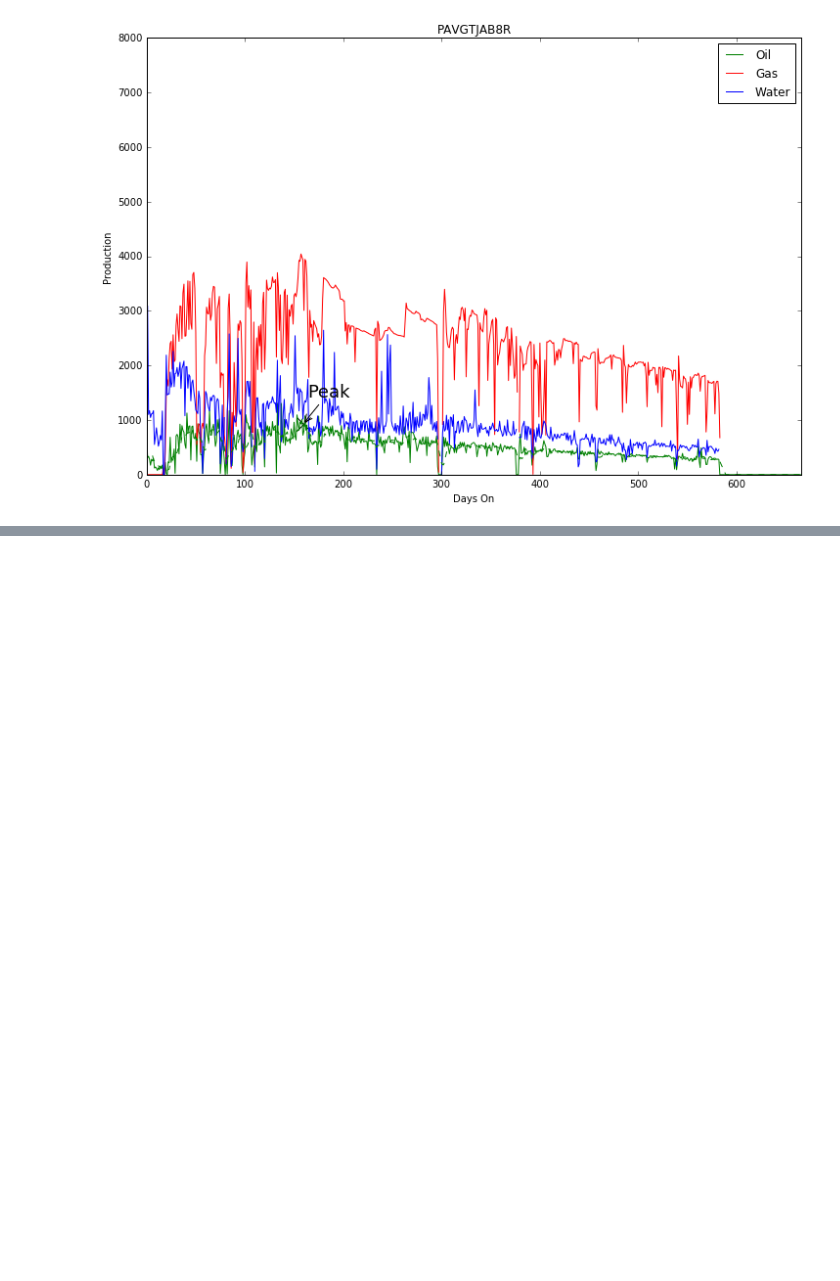
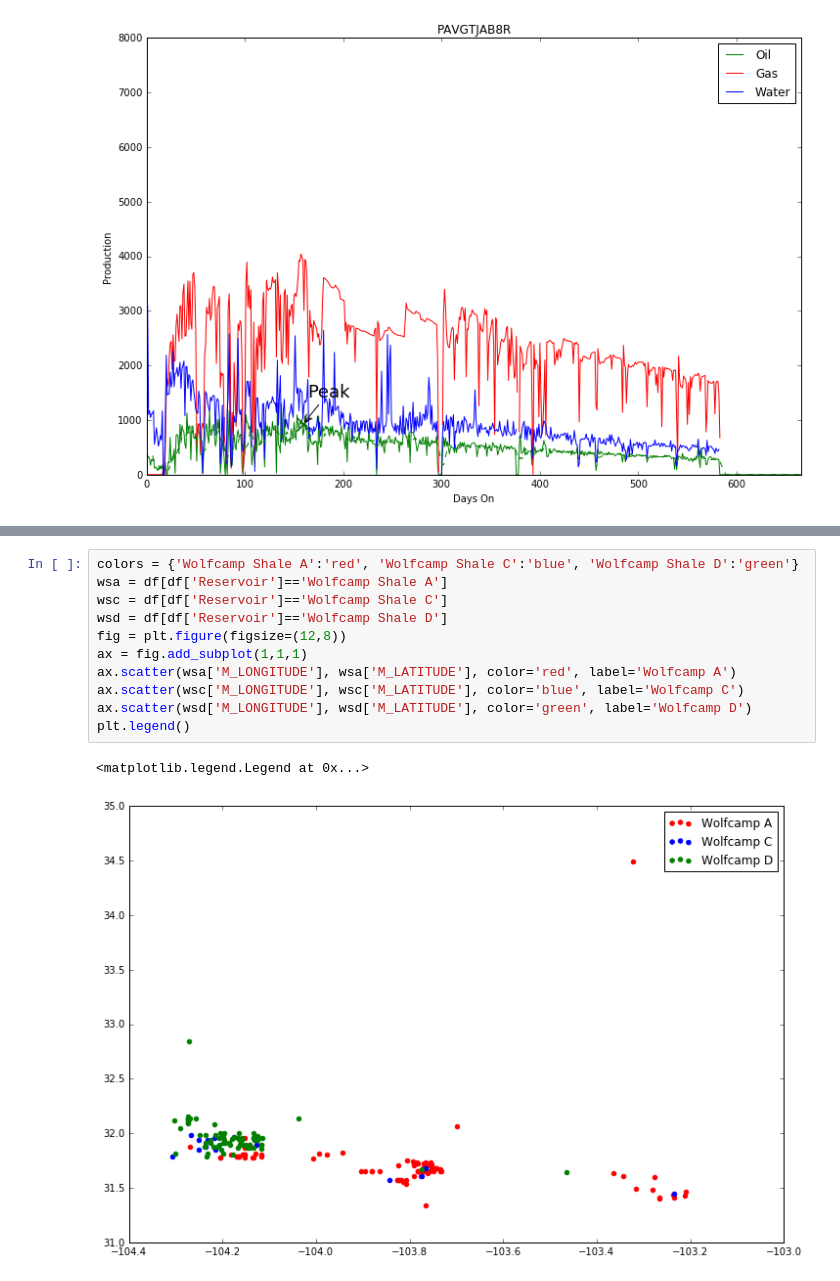
Before and after one commit to jpgrana/bayesian-approach-predicting-well-production, a Jupyter notebook: production.ipynb, the cells around one changed output, grey strips where cells are left out. Cells and saved outputs as stored; diff of their text form; blank space fills up the shorter version.

```diff
--- a/production.ipynb
+++ b/production.ipynb
@@ -123,0 +153,14 @@ plot_production('PAVGTJAB8R', df_daily, smoother=7) # 159 days peak
+# %%
+colors = {'Wolfcamp Shale A':'red', 'Wolfcamp Shale C':'blue', 'Wolfcamp Shale D':'green'}
+wsa = df[df['Reservoir']=='Wolfcamp Shale A']
+wsc = df[df['Reservoir']=='Wolfcamp Shale C']
+wsd = df[df['Reservoir']=='Wolfcamp Shale D']
+fig = plt.figure(figsize=(12,8))
+ax = fig.add_subplot(1,1,1)
+ax.scatter(wsa['M_LONGITUDE'], wsa['M_LATITUDE'], color='red', label='Wolfcamp A')
+ax.scatter(wsc['M_LONGITUDE'], wsc['M_LATITUDE'], color='blue', label='Wolfcamp C')
+ax.scatter(wsd['M_LONGITUDE'], wsd['M_LATITUDE'], color='green', label='Wolfcamp D')
+plt.legend()
+# %% [output]
+<matplotlib.legend.Legend at 0x...>
+[figure, added]
```
Also changed, not shown: parts of 3 cells of this notebook.
